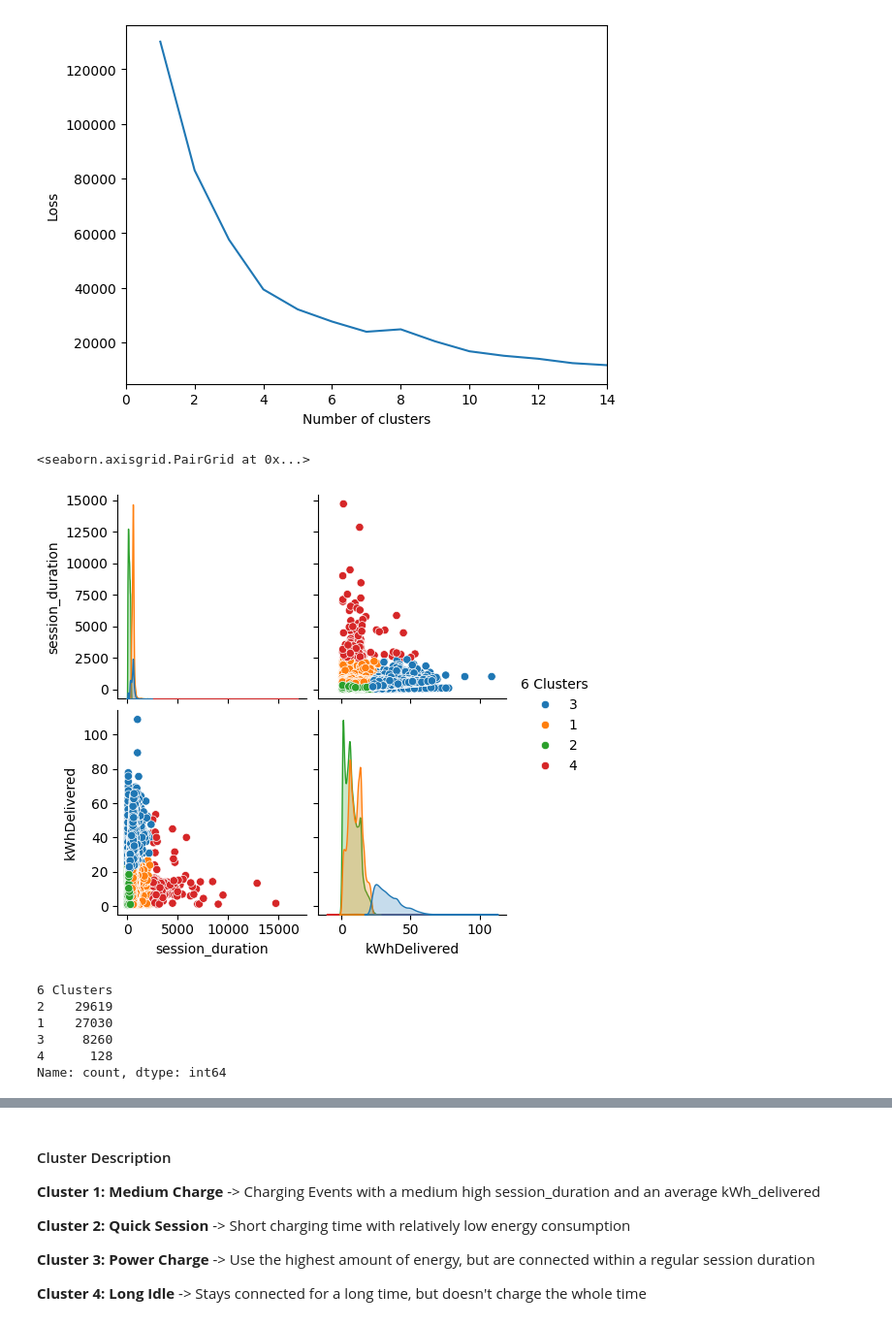
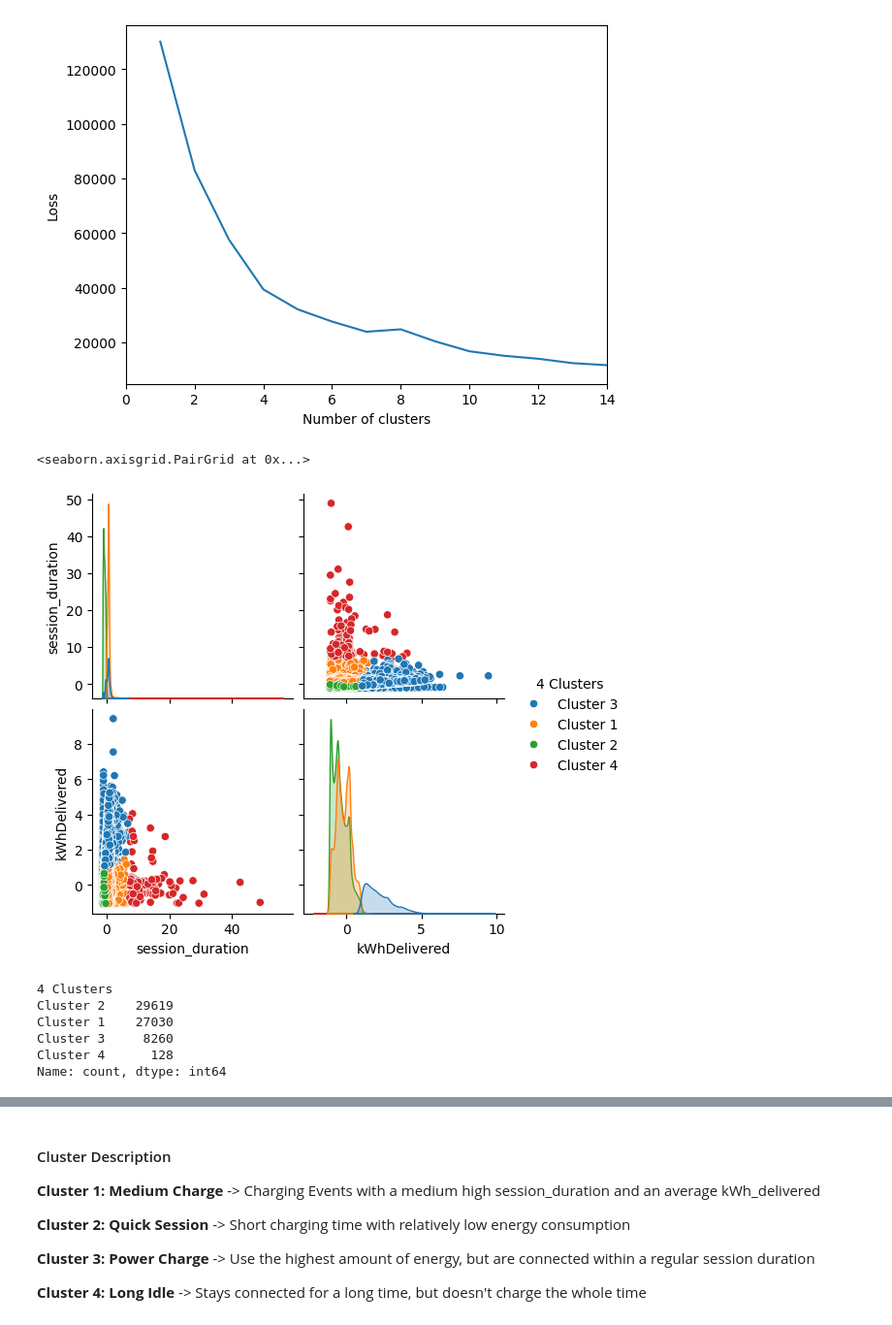
Before and after one commit to Amocon/A-Team_AA-Team-Assignment_2024, a Jupyter notebook: aa_team_assignment/clustering_analysis2.ipynb, the cells around one changed output, grey strips where cells are left out. Shown at 97% size. Cells and saved outputs as stored; diff of their text form; code cells hidden in the pictures.

```diff
--- a/aa_team_assignment/clustering_analysis2.ipynb
+++ b/aa_team_assignment/clustering_analysis2.ipynb
@@ -87,32 +86,23 @@ plt.xlim([0,14])
 (0.0, 14.0)
 [figure]
 # %%
-numbers = ["1", "2", "3", "4", "5", "6", "7"]
-
-# refit algorithm
-# seven_means = KMeans(n_clusters=7, n_init='auto')
-# seven_means.fit(clustering_scaled_df)
-
-# X["7 Clusters"] = seven_means.predict(clustering_scaled)
-# X["7 Clusters"] = X["7 Clusters"].apply(lambda x: numbers[x])
-# sns.pairplot(data=X, hue="7 Clusters")
+numbers = ["Cluster 1", "Cluster 2", "Cluster 3", "Cluster 4"]
+four_means = KMeans(n_clusters=4, n_init='auto', random_state=42)
+# refit algorithm for 4 clusters
+four_means.fit(clustering_scaled_df)
+clustering_scaled_df["4 Clusters"] = four_means.predict(clustering_scaled)
+clustering_scaled_df["4 Clusters"] = clustering_scaled_df["4 Clusters"].apply(lambda x: numbers[x])
+sns.pairplot(data=clustering_scaled_df, hue="4 Clusters")
+# %% [output]
+<seaborn.axisgrid.PairGrid at 0x...>
+[figure, added]
-# %%
-six_means = KMeans(n_clusters=4, n_init='auto', random_state=42)
-# refit algorithm without column for 7 clusters
-six_means.fit(clustering_scaled_df)
-X["6 Clusters"] = six_means.predict(clustering_scaled)
-X["6 Clusters"] = X["6 Clusters"].apply(lambda x: numbers[x])
-sns.pairplot(data=X, hue="6 Clusters")
-# %% [output]
-<seaborn.axisgrid.PairGrid at 0x...>
-[figure, removed]
 # %%
-# Lenght of each cluster
-X["6 Clusters"].value_counts()
+# Length of each cluster
+clustering_scaled_df["4 Clusters"].value_counts()
 # %% [output]
-6 Clusters
-2    29619
-1    27030
-3     8260
-4      128
+4 Clusters
+Cluster 2    29619
+Cluster 1    27030
+Cluster 3     8260
+Cluster 4      128
 Name: count, dtype: int64
```
Also changed, not shown: parts of 9 cells of this notebook.
